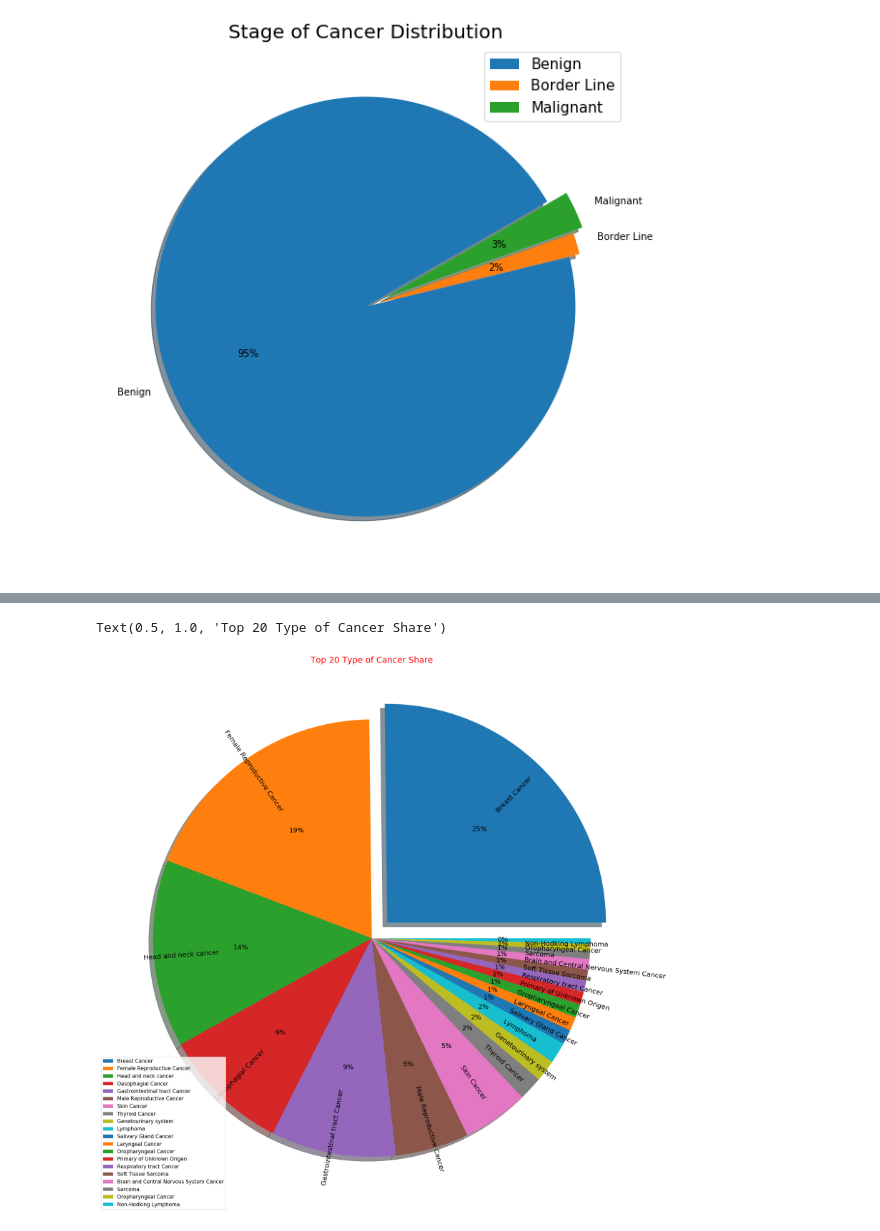
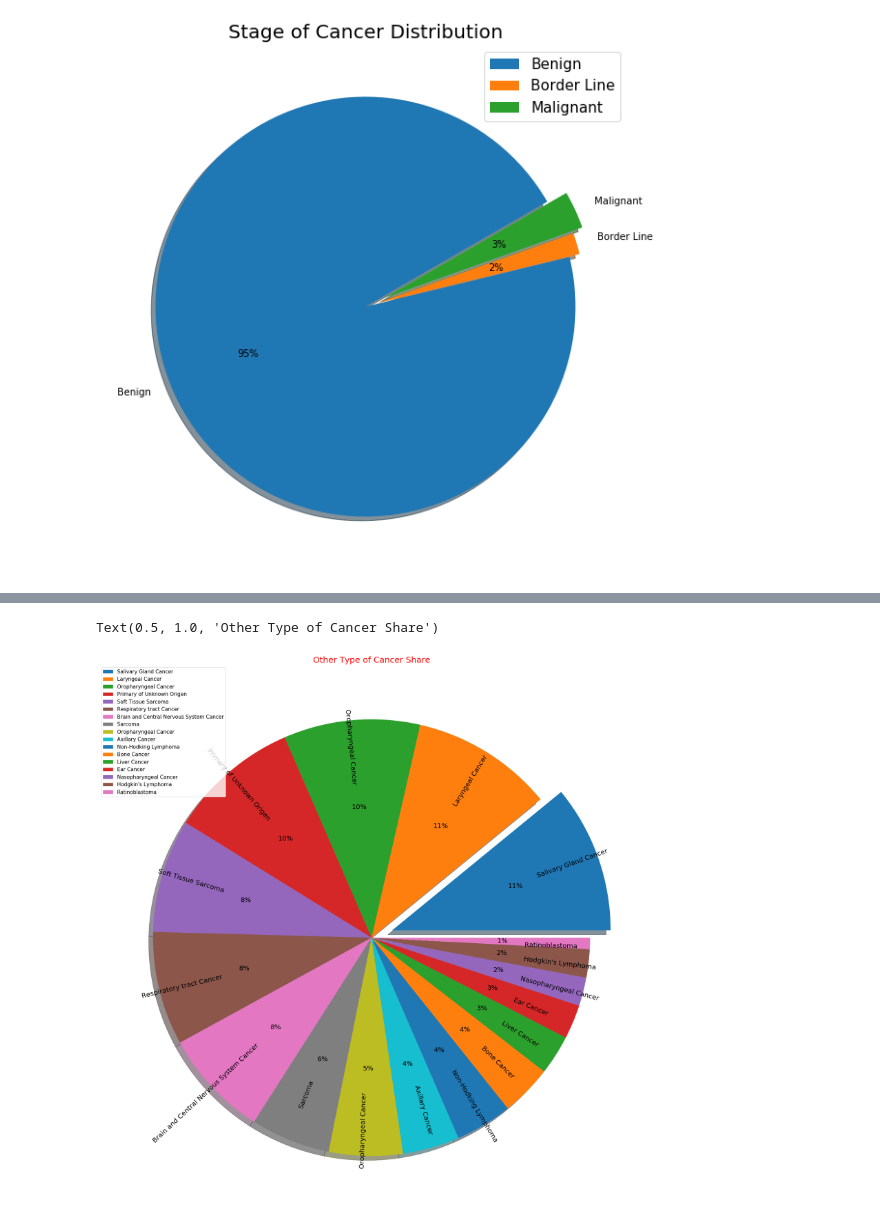
Before and after one commit to ssnk4343/Hospital_Cancer_Analysis, a Jupyter notebook: Cancer_Analysis.ipynb, the cells around one changed output, grey strips where cells are left out. Drawn from its saved outputs; the diff is of its cells as text; code cells hidden in the pictures.

```diff
--- a/Cancer_Analysis.ipynb
+++ b/Cancer_Analysis.ipynb
@@ -108,3 +118,23 @@ plt.title("Stage of Cancer Distribution", Fontsize=20)
 # %% [output]
 Text(0.5, 1.0, 'Stage of Cancer Distribution')
 [figure]
+# %%
+# fig,(ax1,ax2)=plt.subplots(nrows=2,ncols=1)
+type_of_cancer=df['Type of Cancer'].value_counts().sort_values()
+type_of_cancer
+others=0
+for item in type_of_cancer:
+    if item<27:
+        others= item +others
+type(others)
+obj = pd.Series(others)
+obj.index=["Others"]
+type_of_cancer = type_of_cancer.append(pd.Series(obj))
+type_of_cancer_top = type_of_cancer.sort_values(ascending=False).nlargest(11)
+type_of_cancer_top
+exp= np.zeros(11)
+exp[0]=0.1
+type_of_cancer_top.plot.pie(figsize=(30,30),autopct='%1.f%%',explode=exp,shadow=True,rotatelabels = 270,fontsize=20,labeldistance=0.7)
+plt.legend(fontsize=15,loc='best')
+plt.ylabel("")
+plt.title('Type of Cancer Share',Fontsize=25,color='r')
@@ -111,15 +144,14 @@ Text(0.5, 1.0, 'Stage of Cancer Distribution')
 # %%
-fig,ax1=plt.subplots()
-type_of_cancer=df['Type of Cancer'].value_counts().sort_values().nlargest(20)
-exp= np.zeros(20)
+oth = type_of_cancer.sort_values(ascending=False)[11:28]
+exp= np.zeros(17)
 exp[0]=0.1
-type_of_cancer.plot.pie(figsize=(30,30),autopct='%1.f%%',explode=exp,shadow=True,rotatelabels = 270,fontsize=20,labeldistance=0.7)
-ax1.legend(fontsize=15,loc='lower left')
-ax1.set_ylabel("")
-ax1.set_title('Top 20 Type of Cancer Share',Fontsize=25,color='r')
+oth.plot.pie(figsize=(30,30),autopct='%1.f%%',explode=exp,shadow=True,rotatelabels = 270,fontsize=20,labeldistance=0.7)
+plt.legend(fontsize=15,loc='best')
+plt.ylabel("")
+plt.title('Other Type of Cancer Share',Fontsize=25,color='r')
 # %% [output]
-Text(0.5, 1.0, 'Top 20 Type of Cancer Share')
+Text(0.5, 1.0, 'Other Type of Cancer Share')
-[figure, old version]
+[figure, new version]
 # %%
 fig,(ax2,ax3)=plt.subplots(nrows=2,ncols=1,figsize=(40,40))
 filt3=df['Sex']=='Male'
```
Also changed, not shown: parts of 4 cells of this notebook.
